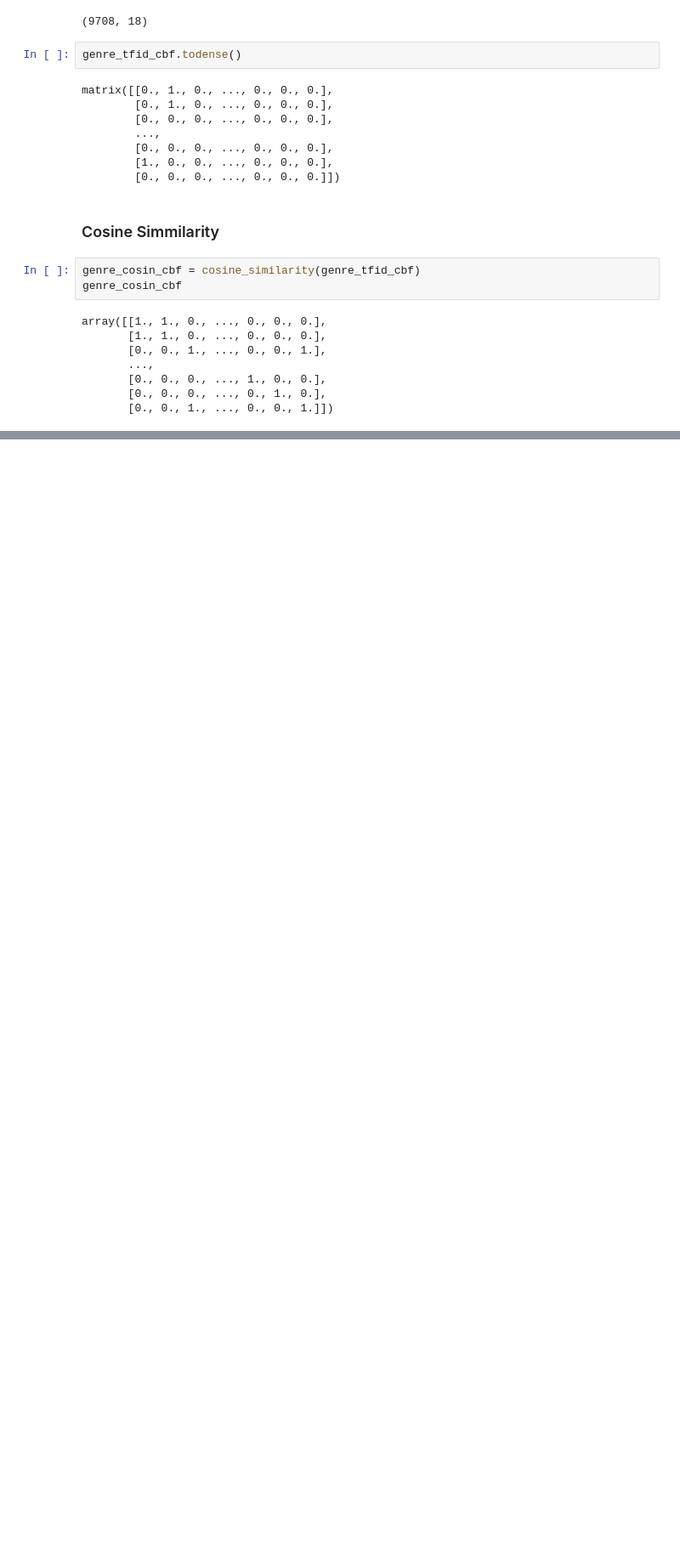
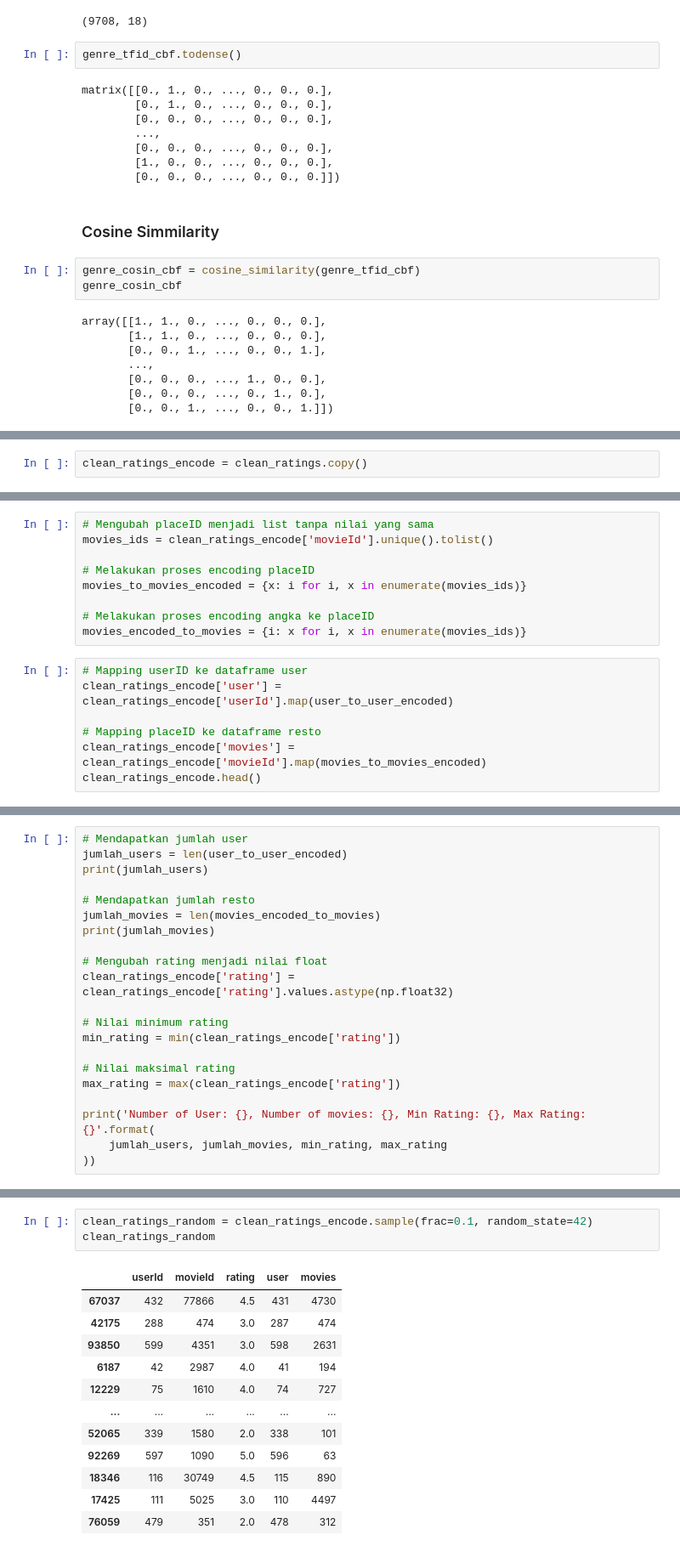
Before and after one commit to umartils/movies_recommendation_systems, a Jupyter notebook: netflix_recommendation_system.ipynb, the cells around one changed output, grey strips where cells are left out. Shown: that part at 85% size. Saved outputs shown, nothing was run; the diff lists cells and outputs as text; blank space fills up the shorter version.

```diff
--- a/netflix_recommendation_system.ipynb
+++ b/netflix_recommendation_system.ipynb
@@ -368,0 +376,2 @@ genre_cosin_df.sample(5, axis=1).sample(5, axis=0)
+# %%
+clean_ratings_encode = clean_ratings.copy()
@@ -368,0 +394,16 @@ genre_cosin_df.sample(5, axis=1).sample(5, axis=0)
+# %%
+# Mengubah placeID menjadi list tanpa nilai yang sama
+movies_ids = clean_ratings_encode['movieId'].unique().tolist()
+
+# Melakukan proses encoding placeID
+movies_to_movies_encoded = {x: i for i, x in enumerate(movies_ids)}
+
+# Melakukan proses encoding angka ke placeID
+movies_encoded_to_movies = {i: x for i, x in enumerate(movies_ids)}
+# %%
+# Mapping userID ke dataframe user
+clean_ratings_encode['user'] = clean_ratings_encode['userId'].map(user_to_user_encoded)
+
+# Mapping placeID ke dataframe resto
+clean_ratings_encode['movies'] = clean_ratings_encode['movieId'].map(movies_to_movies_encoded)
+clean_ratings_encode.head()
@@ -368,0 +417,21 @@ genre_cosin_df.sample(5, axis=1).sample(5, axis=0)
+# %%
+# Mendapatkan jumlah user
+jumlah_users = len(user_to_user_encoded)
+print(jumlah_users)
+
+# Mendapatkan jumlah resto
+jumlah_movies = len(movies_encoded_to_movies)
+print(jumlah_movies)
+
+# Mengubah rating menjadi nilai float
+clean_ratings_encode['rating'] = clean_ratings_encode['rating'].values.astype(np.float32)
+
+# Nilai minimum rating
+min_rating = min(clean_ratings_encode['rating'])
+
+# Nilai maksimal rating
+max_rating = max(clean_ratings_encode['rating'])
+
+print('Number of User: {}, Number of movies: {}, Min Rating: {}, Max Rating: {}'.format(
+    jumlah_users, jumlah_movies, min_rating, max_rating
+))
@@ -368,0 +446,16 @@ genre_cosin_df.sample(5, axis=1).sample(5, axis=0)
+# %%
+clean_ratings_random = clean_ratings_encode.sample(frac=0.1, random_state=42)
+clean_ratings_random
+# %% [output]
+|  | userId | movieId | rating | user | movies |
+| 67037 | 432 | 77866 | 4.5 | 431 | 4730 |
+| 42175 | 288 | 474 | 3.0 | 287 | 474 |
+| 93850 | 599 | 4351 | 3.0 | 598 | 2631 |
+| 6187 | 42 | 2987 | 4.0 | 41 | 194 |
+| 12229 | 75 | 1610 | 4.0 | 74 | 727 |
+| ... | ... | ... | ... | ... | ... |
+| 52065 | 339 | 1580 | 2.0 | 338 | 101 |
+| 92269 | 597 | 1090 | 5.0 | 596 | 63 |
+| 18346 | 116 | 30749 | 4.5 | 115 | 890 |
+| 17425 | 111 | 5025 | 3.0 | 110 | 4497 |
+| 76059 | 479 | 351 | 2.0 | 478 | 312 |
```
Also changed, not shown: parts of 31 cells of this notebook.
